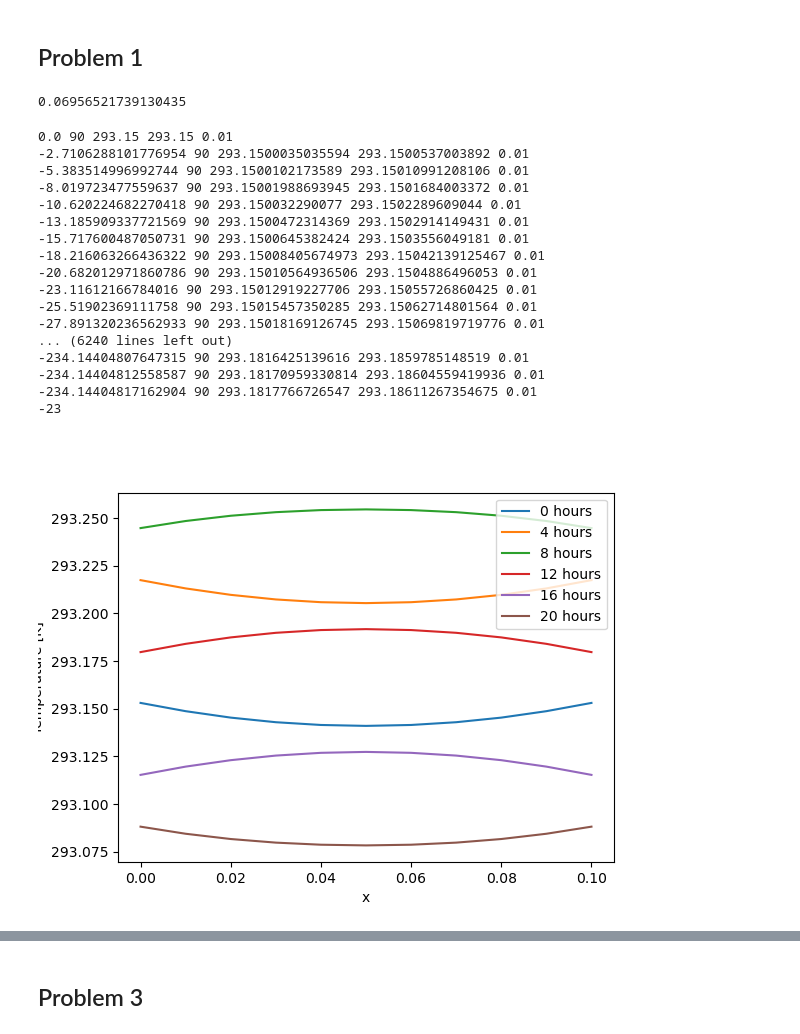
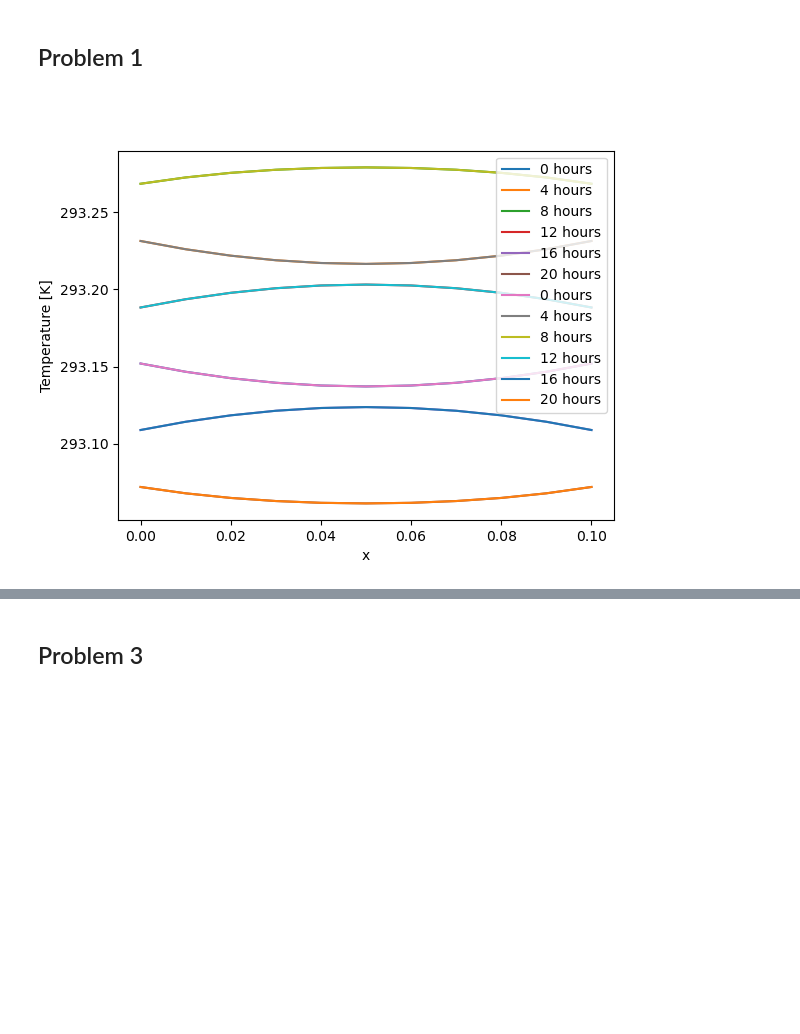
Before and after one commit to nbachand/graphBEM, a Jupyter notebook: InteriorModelHW.ipynb, the cells around one changed output, grey strips where cells are left out. Saved outputs shown, nothing was run; the diff lists cells and outputs as text; code cells hidden in the pictures; blank space fills up the shorter version.

Commit message:
Results were correct, hw had num stability issue

```diff
--- a/InteriorModelHW.ipynb
+++ b/InteriorModelHW.ipynb
@@ -48,7 +48,6 @@ r = np.zeros(n) #initializing first row of A, which is ODE matrix discretized
 r[0] = 1 - 2 * lambda_val
 r[1] = lambda_val
 r[-1] = lambda_val
-print(lambda_val)
 
 A = sp.linalg.toeplitz(r)
 
@@ -83,8 +82,6 @@ T = np.ones(n) * Tf #initializing T vector for wall temp
 T0s = np.zeros(N) #initializing T0 vector for tracking surface temp (not a node)
 T0s[0] = Tf
 T_profs = np.zeros((n + 2, 6)) # intializing matrix to store 6 temperature profiles
-# %% [output]
-0.06956521739130435
 # %%
 tHour = 60 * 60
 hours = times / tHour
@@ -102,50 +99,36 @@ for i in range(1, N):
     b[-1] = b[0] # adding forcing term for boundary condition (assuming symmetry)
     T = np.dot(A, T) + b # solving for wall temp
     T0s[i] = get_T0(T[0], Tint, lambda_bound) # updating surface temp
+    #### Numerical precision issue from HW!!!! ####
+    # Ef = 6 * Af * (T[0] - T0s[i]) / delx # calculating wall into air
+    ######## BOTH below give equivalent results ######
+    # Ef = 6 * Af * (T0s[i] - Tint) * h # calculating wall into air
+    Ef = 6 * Af * (kf/delx*(T[0] - Tint)/(1 + lambda_bound)) # calculating wall into air
 
-    Ef = 6 * Af * (T[0] - T0s[i]) / delx # calculating wall into air
-    print(Ef, Af, T[0], T0s[i], delx)
 
     Tints[i] = Tint + lambda_int * (Ef + Eint + Evt) # updating interior air temp
 
     if (hour % 4 == 0) and (hour >= 24 * 2) and (hour < 24 * 3):
         hour_time = hour % 24
         T_profs[1:-1, int(hour_time / 4)] = T
         T_profs[0, int(hour_time / 4)] = get_T0(T[0], Tint, lambda_bound)
         T_profs[-1, int(hour_time // 4)] = get_T0(T[-1], Tint, lambda_bound)
 
 # Plotting
 plt.figure(1)
 plt.plot(hours, Tints, label='Tint')
 plt.plot(hours, T0s, label='T0')
 plt.legend()
 plt.xlabel('hours')
 plt.ylabel('Temperature [K]')
 
 plt.figure(2)
 for i in range(6):
     plt.plot(x, T_profs[:, i], label=f'{(i * 4) % 24} hours')
 
 plt.legend()
 plt.xlabel('x')
 plt.ylabel('Temperature [K]')
 plt.show()
 # %% [output]
-0.0 90 293.15 293.15 0.01
--2.7106288101776954 90 293.1500035035594 293.1500537003892 0.01
--5.383514996992744 90 293.1500102173589 293.15010991208106 0.01
--8.019723477559637 90 293.15001988693945 293.1501684003372 0.01
--10.620224682270418 90 293.150032290077 293.1502289609044 0.01
--13.185909337721569 90 293.1500472314369 293.1502914149431 0.01
--15.717600487050731 90 293.1500645382424 293.1503556049181 0.01
--18.216063266436322 90 293.15008405674973 293.15042139125467 0.01
--20.682012971860786 90 293.15010564936506 293.1504886496053 0.01
--23.11612166784016 90 293.15012919227706 293.15055726860425 0.01
--25.51902369111758 90 293.15015457350285 293.15062714801564 0.01
--27.891320236562933 90 293.15018169126745 293.15069819719776 0.01
-... (6240 lines left out)
--234.14404807647315 90 293.1816425139616 293.1859785148519 0.01
--234.14404812558587 90 293.18170959330814 293.18604559419936 0.01
--234.14404817162904 90 293.1817766726547 293.18611267354675 0.01
--23
-[figure, old version]
+[figure, new version]
```
Also changed, not shown: parts of 3 cells of this notebook, 1 other file.
